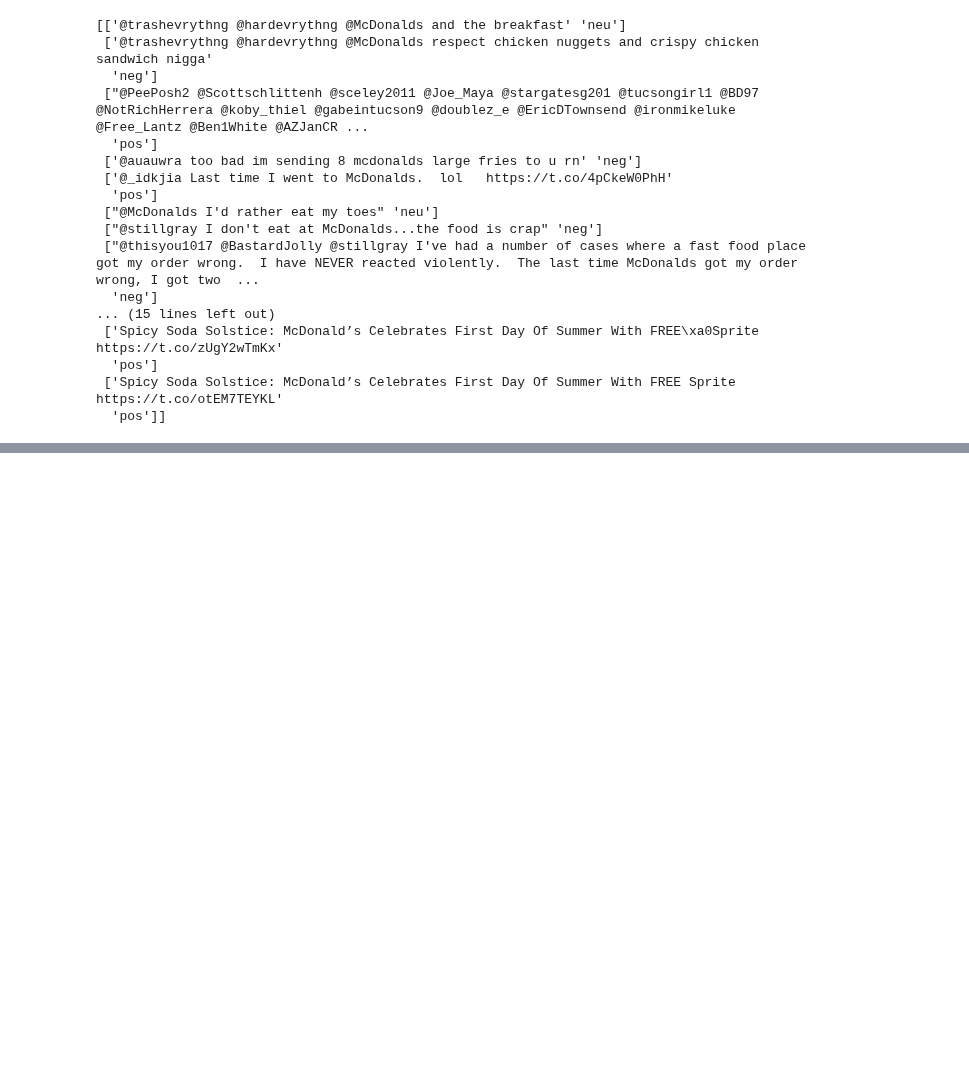
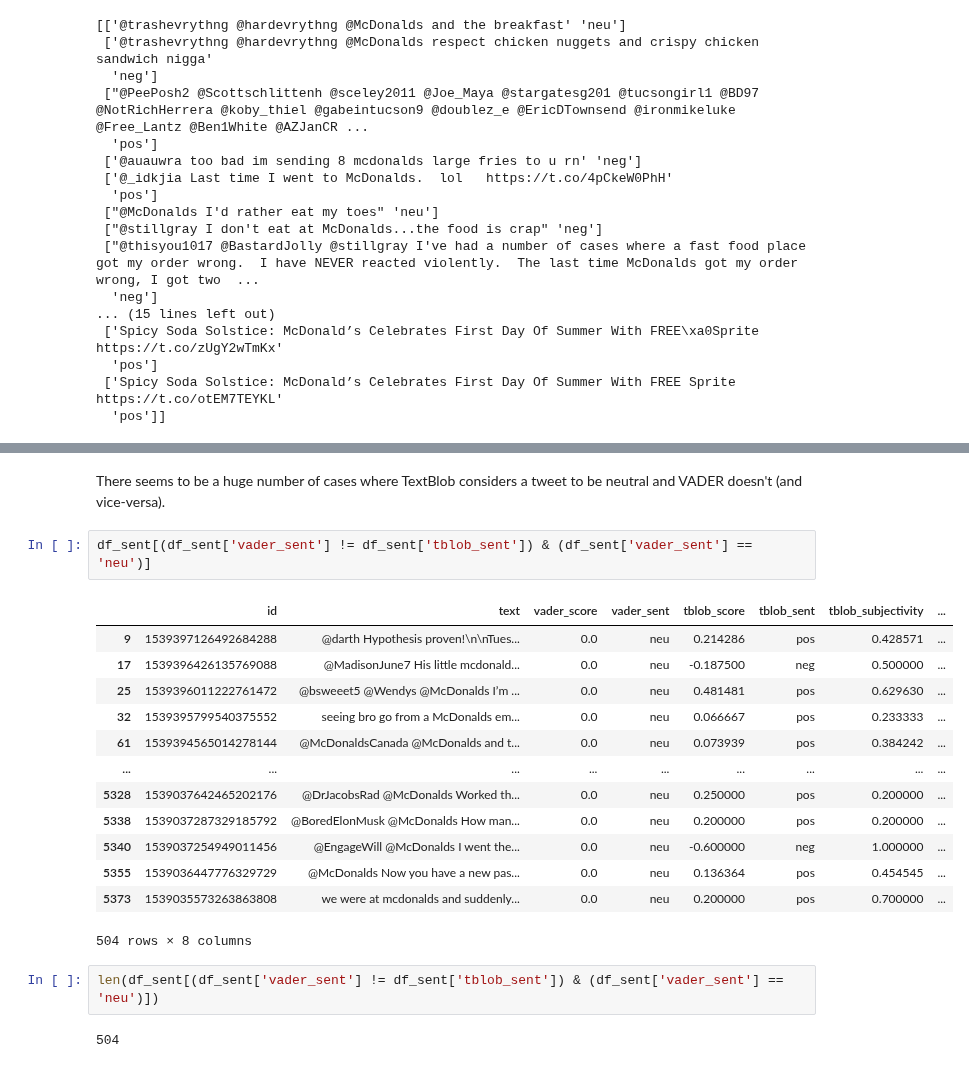
Before and after one commit to polltter/share, a Jupyter notebook: notebooks/sentiment_analysis_EN.ipynb, the cells around one changed output, grey strips where cells are left out. Cells and saved outputs as stored; diff of their text form; blank space fills up the shorter version.

```diff
--- a/notebooks/sentiment_analysis_EN.ipynb
+++ b/notebooks/sentiment_analysis_EN.ipynb
@@ -958,0 +1226,22 @@ print(df_tblob[['text', 'label']][0:20].values)
+# %% [markdown]
+There seems to be a huge number of cases where TextBlob considers a tweet to be neutral and VADER doesn't (and vice-versa).
+# %%
+df_sent[(df_sent['vader_sent'] != df_sent['tblob_sent']) & (df_sent['vader_sent'] == 'neu')]
+# %% [output]
+|  | id | text | vader_score | vader_sent | tblob_score | tblob_sent | tblob_subjectivity | ... |
+| 9 | 1539397126492684288 | @darth Hypothesis proven!\n\nTues... | 0.0 | neu | 0.214286 | pos | 0.428571 | ... |
+| 17 | 1539396426135769088 | @MadisonJune7 His little mcdonald... | 0.0 | neu | -0.187500 | neg | 0.500000 | ... |
+| 25 | 1539396011222761472 | @bsweeet5 @Wendys @McDonalds I’m ... | 0.0 | neu | 0.481481 | pos | 0.629630 | ... |
+| 32 | 1539395799540375552 | seeing bro go from a McDonalds em... | 0.0 | neu | 0.066667 | pos | 0.233333 | ... |
+| 61 | 1539394565014278144 | @McDonaldsCanada @McDonalds and t... | 0.0 | neu | 0.073939 | pos | 0.384242 | ... |
+| ... | ... | ... | ... | ... | ... | ... | ... | ... |
+| 5328 | 1539037642465202176 | @DrJacobsRad @McDonalds Worked th... | 0.0 | neu | 0.250000 | pos | 0.200000 | ... |
+| 5338 | 1539037287329185792 | @BoredElonMusk @McDonalds How man... | 0.0 | neu | 0.200000 | pos | 0.200000 | ... |
+| 5340 | 1539037254949011456 | @EngageWill @McDonalds I went the... | 0.0 | neu | -0.600000 | neg | 1.000000 | ... |
+| 5355 | 1539036447776329729 | @McDonalds Now you have a new pas... | 0.0 | neu | 0.136364 | pos | 0.454545 | ... |
+| 5373 | 1539035573263863808 | we were at mcdonalds and suddenly... | 0.0 | neu | 0.200000 | pos | 0.700000 | ... |
+504 rows × 8 columns
+# %%
+len(df_sent[(df_sent['vader_sent'] != df_sent['tblob_sent']) & (df_sent['vader_sent'] == 'neu')])
+# %% [output]
+504
```
Also changed, not shown: parts of 36 cells of this notebook.
